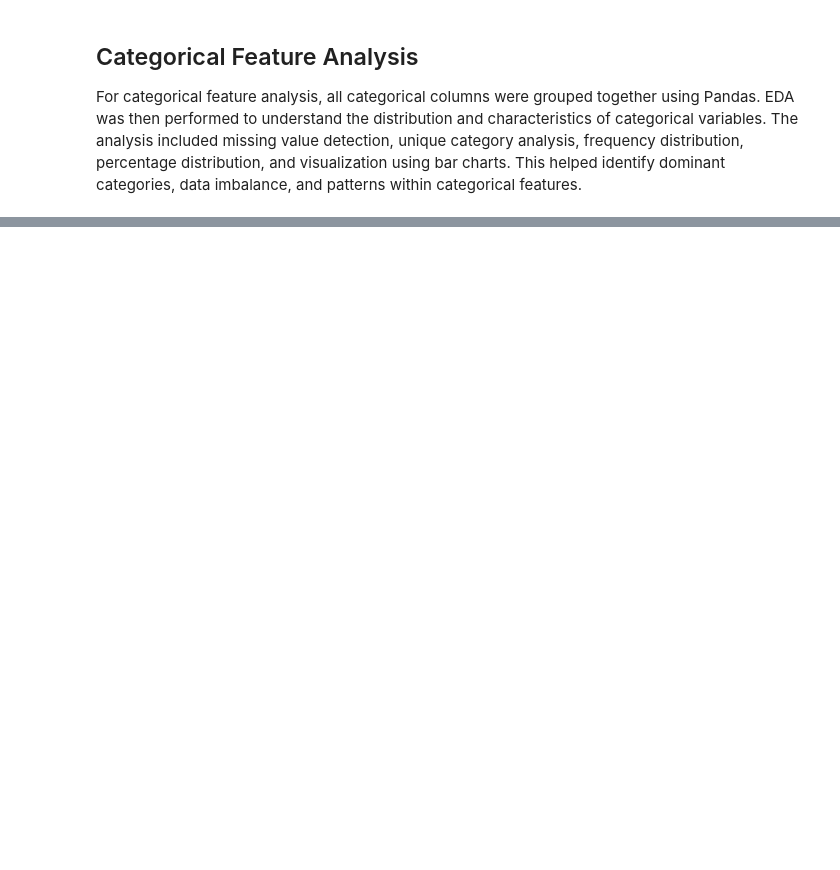
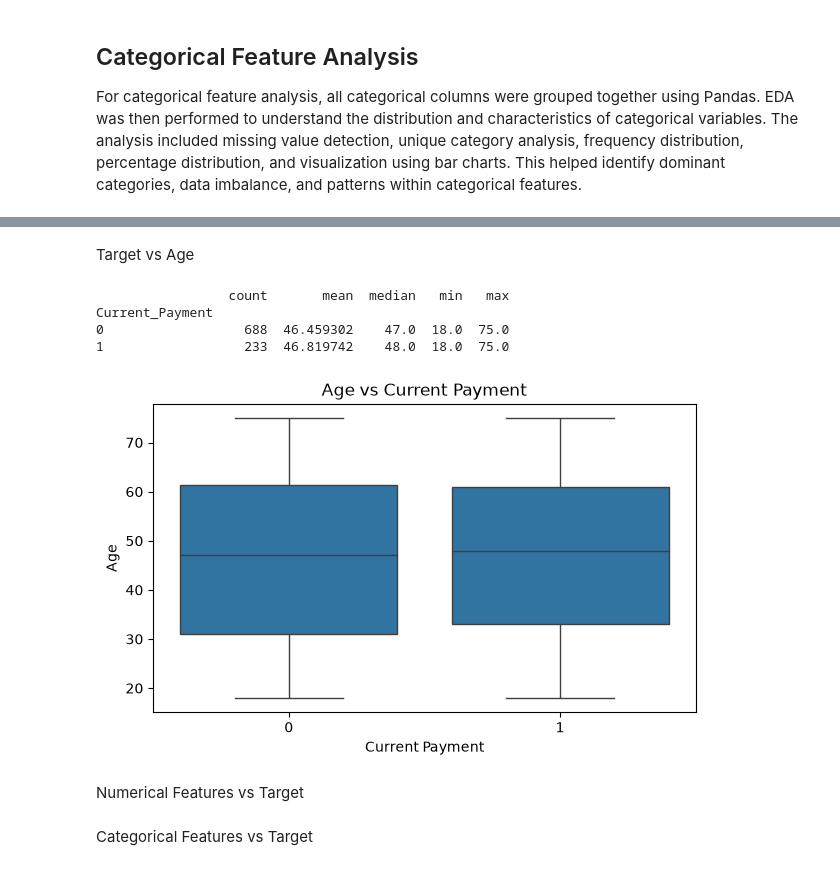
Before and after one commit to parthkakani12/NeoSOFT_Parth_Kakani, a Jupyter notebook: PPM_EDA_FINAL.ipynb, the cells around one changed output, grey strips where cells are left out. Drawn from its saved outputs; the diff is of its cells as text; code cells hidden in the pictures; blank space fills up the shorter version.

```diff
--- a/PPM_EDA_FINAL.ipynb
+++ b/PPM_EDA_FINAL.ipynb
@@ -282,0 +466,37 @@ high_corr.sort_values(
+# %% [markdown]
+Target vs Age
+# %%
+# Summary statistics
+
+age_summary = df.groupby("Current_Payment")["Age"].agg(
+    ["count", "mean", "median", "min", "max"]
+)
+
+print(age_summary)
+
+# Boxplot
+
+plt.figure(figsize=(7,4))
+
+sns.boxplot(
+    x="Current_Payment",
+    y="Age",
+    data=df
+)
+
+plt.title("Age vs Current Payment")
+
+plt.xlabel("Current Payment")
+plt.ylabel("Age")
+
+plt.show()
+# %% [output]
+                 count       mean  median   min   max
+Current_Payment
+0                  688  46.459302    47.0  18.0  75.0
+1                  233  46.819742    48.0  18.0  75.0
+[figure, added]
+# %% [markdown]
+Numerical Features vs Target
+# %% [markdown]
+Categorical Features vs Target
```
Also changed, not shown: parts of 44 cells of this notebook.
